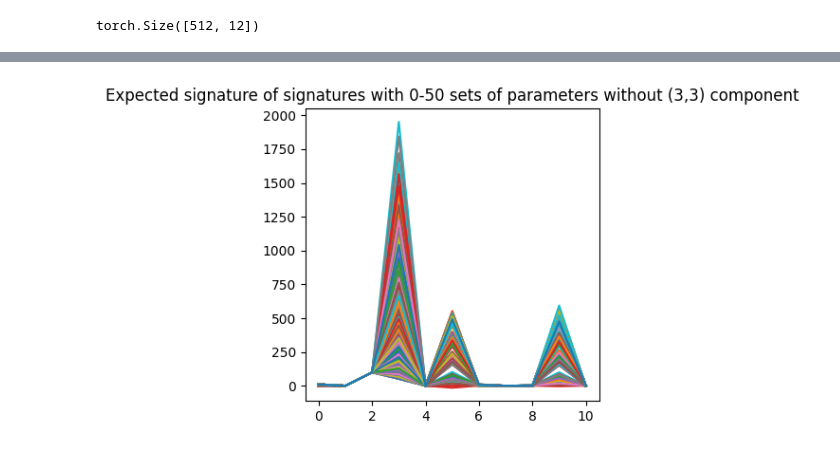
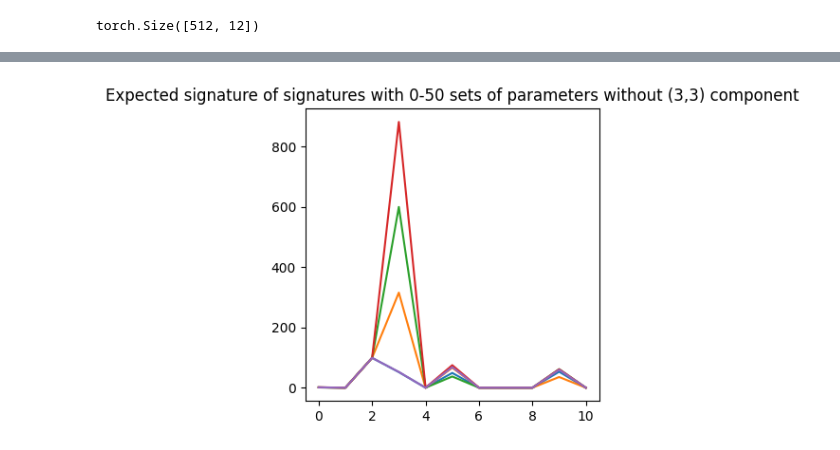
Before and after one commit to Agnetnoan/Expected-Signatures-and-Heston-Model, a Jupyter notebook: jupyter_Calculations.ipynb, the cells around one changed output, grey strips where cells are left out. Saved outputs shown, nothing was run; the diff lists cells and outputs as text; code cells hidden in the pictures.

```diff
--- a/jupyter_Calculations.ipynb
+++ b/jupyter_Calculations.ipynb
@@ -228,7 +201,7 @@ plt.show()
 # %%
 plt.figure(figsize=(4, 4))
-plt.plot(Exp_signatures_results_3[:511].T[:-1])  #there are 512 sets of parameters #exclude last component, since its value is too big
+plt.plot(Exp_signatures_results_3[:5].T[:-1])  #there are 512 sets of parameters #exclude last component, since its value is too big
 plt.title("Expected signature of signatures with 0-50 sets of parameters without (3,3) component")
 plt.show()
 # %% [output]
-[figure, old version]
+[figure, new version]
```
Also changed, not shown: parts of 16 cells of this notebook, 3 other files.
